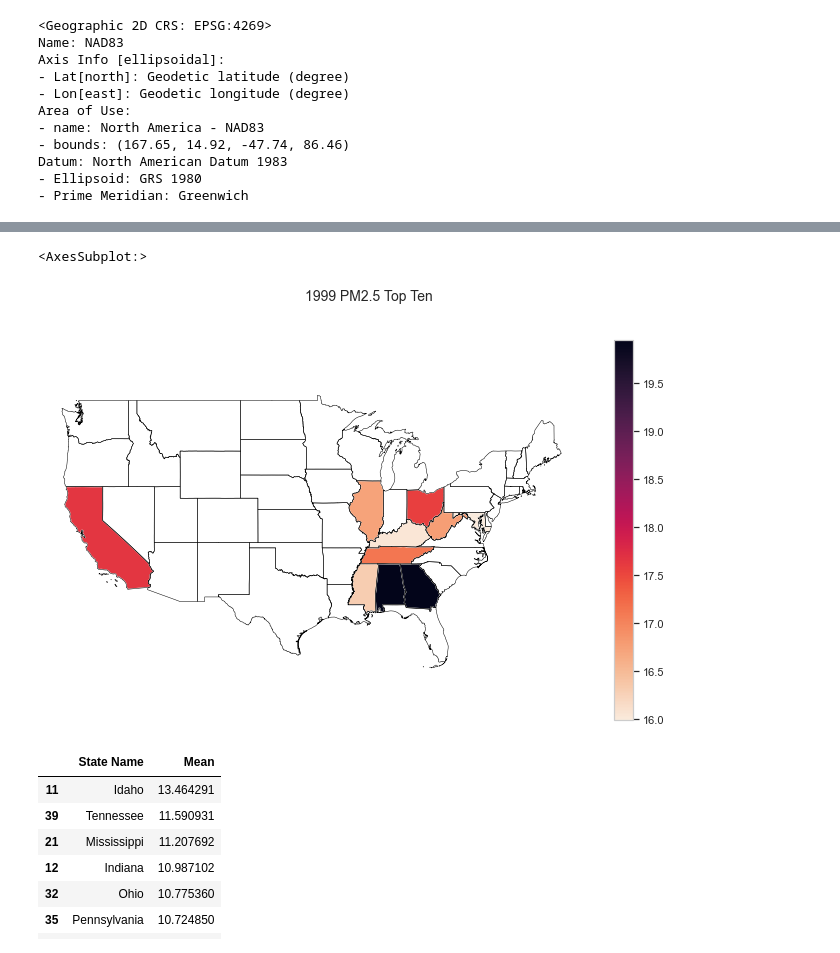
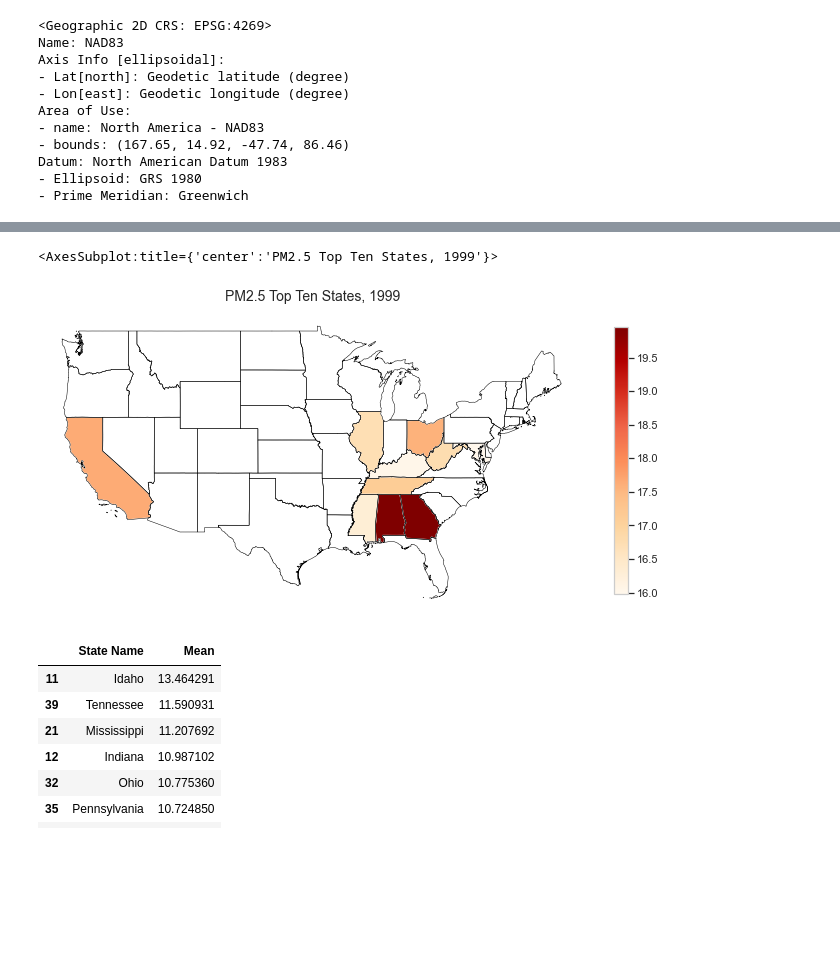
Before and after one commit to mjlaw/FIT_capstone, a Jupyter notebook: Jupyter_notebooks/PM2.5 studies part2.ipynb, the cells around one changed output, grey strips where cells are left out. Drawn from its saved outputs; the diff is of its cells as text; code cells hidden in the pictures; blank space fills up the shorter version.

Commit message:
updated visualizations

```diff
--- a/Jupyter_notebooks/PM2.5 studies part2.ipynb
+++ b/Jupyter_notebooks/PM2.5 studies part2.ipynb
@@ -686,8 +694,8 @@ pm2SitesStateSorted
 ### Compare aggregate changes in PM2.5 for years 1999, 2012, and 2020
 # %%
 #make boxplots
-plt.style.use('seaborn-darkgrid')
-fig = plt.figure(figsize = [8, 8]) #make larger
+plt.style.use('seaborn-whitegrid')
+fig = plt.figure(figsize = [7, 7]) #make larger
 
 years = [x0_cleaned, x1_cleaned, x2_cleaned]
 plt.boxplot(years)
@@ -721,9 +729,9 @@ df0 = pd.DataFrame(x0_cleaned.to_frame()).assign(Year=1999)
 df1 = pd.DataFrame(x1_cleaned.to_frame()).assign(Year=2012)
 df2 = pd.DataFrame(x2_cleaned.to_frame()).assign(Year=2020)
 cdf = pd.concat([df0, df1, df2])
-sns.set(style='whitegrid', context='notebook', rc={'figure.figsize': (8,8)})
+sns.set(style='whitegrid', context='notebook', rc={'figure.figsize': (7,7)})
 ax = sns.boxplot(x="Year", y="Arithmetic Mean", data=cdf, width = 0.5, palette='Blues', showfliers = False)
-ax.set_title('Daily Average PM 2.5 Concentration, Outliers Removed', fontsize=16)
+ax.set_title('Daily Average PM 2.5 Concentration, Outliers Removed', fontsize=14)
 ax.set_ylabel('sample values in µg/m3')
 ax.set_xlabel('')
 # %% [output]
@@ -975,21 +979,23 @@ d0TopTenMap
 # %%
 #plot 1999 map
 fig = plt.figure(1, figsize=(12,7))
 ax = fig.add_subplot()
+ax.set_title('PM2.5 Top Ten States, 1999', fontsize=14)
 
 # US Lower 48 Bounding Box
 # -141.00000, 26.00000, -65.50000, 72.00000
 
 ax.set_xlim(-14100244, -7200000)
 ax.set_ylim(2600000, 6550000)
 ax.set_axis_off()
 
-fig.suptitle('1999 PM2.5 Top Ten', fontsize=14)
+#fig.suptitle('1999 PM2.5 Top Ten', fontsize=14)
 stateMap.boundary.plot(ax=ax, color = 'black', linewidth=.5)
-d0TopTenMap.plot(ax = ax, column='Mean', legend=True,cmap='rocket_r')
+d0TopTenMap.plot(ax = ax, column='Mean', legend=True,cmap='OrRd',
+                legend_kwds={'orientation': "vertical", "shrink": 0.70})
 # %% [output]
-<AxesSubplot:>
+<AxesSubplot:title={'center':'PM2.5 Top Ten States, 1999'}>
-[figure, old version]
+[figure, new version]
 # %%
 plt.close()
 # %%
```
Also changed, not shown: parts of 21 cells of this notebook, 1 other file.
